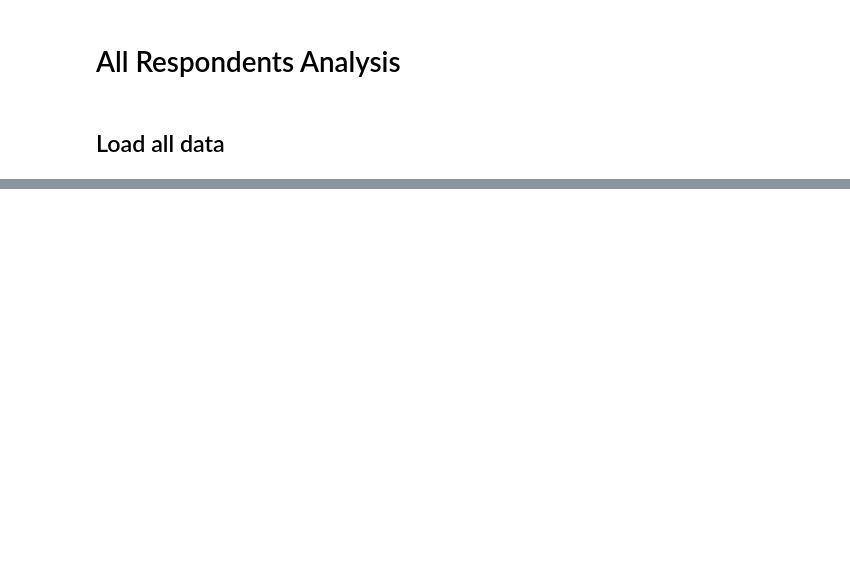
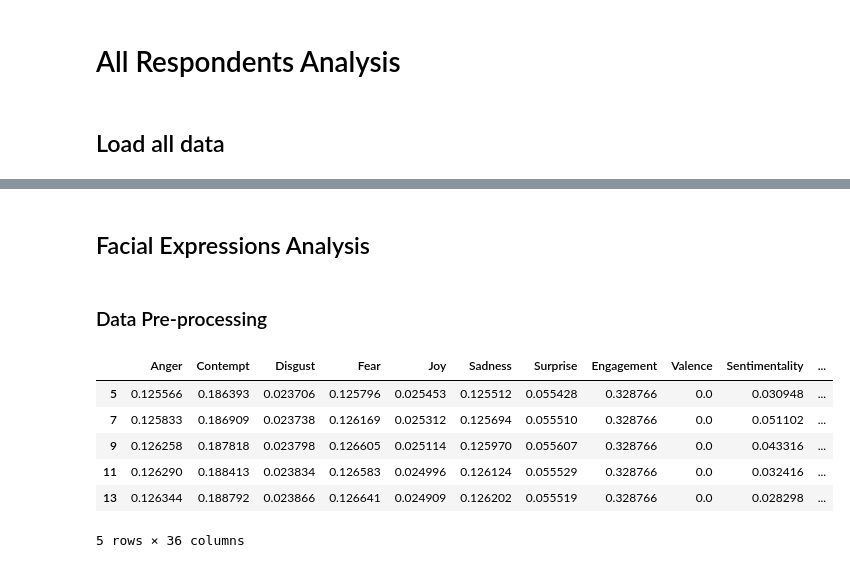
Before and after one commit to litalshl/classifiers, a Jupyter notebook: all_respondents_analysis.ipynb, the cells around one changed output, grey strips where cells are left out. Cells and saved outputs as stored; diff of their text form; code cells hidden in the pictures; blank space fills up the shorter version.

Commit message:
Add all respondents analysis

```diff
--- a/all_respondents_analysis.ipynb
+++ b/all_respondents_analysis.ipynb
@@ -62,3 +64,33 @@ Index(['Anger', 'Contempt', 'Disgust', 'Fear', 'Joy', 'Sadness', 'Surprise',
        'Saccade Peak Velocity', 'Saccade Peak Acceleration',
        'Saccade Peak Deceleration', 'Saccade Direction'],
       dtype='object')
+# %% [markdown]
+<h2>Facial Expressions Analysis</h2>
+# %% [markdown]
+<h3>Data Pre-processing</h3>
+# %%
+import pandas as pd
+
+facial_expressions_columns = ['Anger', 'Contempt', 'Disgust', 'Fear', 'Joy', 'Sadness', 'Surprise',
+       'Engagement', 'Valence', 'Sentimentality', 'Confusion', 'Neutral',
+       'Attention', 'Brow Furrow', 'Brow Raise', 'Cheek Raise', 'Chin Raise',
+       'Dimpler', 'Eye Closure', 'Eye Widen', 'Inner Brow Raise', 'Jaw Drop',
+       'Lip Corner Depressor', 'Lip Press', 'Lip Pucker', 'Lip Stretch',
+       'Lip Suck', 'Lid Tighten', 'Mouth Open', 'Nose Wrinkle', 'Smile',
+       'Smirk', 'Upper Lip Raise', 'Pitch', 'Yaw',
+       'Roll']
+# Creating a copy df with only the facial expressions data
+facial_expressions_data = combined_data[facial_expressions_columns].copy()
+
+# Drop rows that have NaN values in all columns
+facial_expressions_data = facial_expressions_data.dropna(how='all')
+
+facial_expressions_data.head()
+# %% [output]
+|  | Anger | Contempt | Disgust | Fear | Joy | Sadness | Surprise | Engagement | Valence | Sentimentality | ... |
+| 5 | 0.125566 | 0.186393 | 0.023706 | 0.125796 | 0.025453 | 0.125512 | 0.055428 | 0.328766 | 0.0 | 0.030948 | ... |
+| 7 | 0.125833 | 0.186909 | 0.023738 | 0.126169 | 0.025312 | 0.125694 | 0.055510 | 0.328766 | 0.0 | 0.051102 | ... |
+| 9 | 0.126258 | 0.187818 | 0.023798 | 0.126605 | 0.025114 | 0.125970 | 0.055607 | 0.328766 | 0.0 | 0.043316 | ... |
+| 11 | 0.126290 | 0.188413 | 0.023834 | 0.126583 | 0.024996 | 0.126124 | 0.055529 | 0.328766 | 0.0 | 0.032416 | ... |
+| 13 | 0.126344 | 0.188792 | 0.023866 | 0.126641 | 0.024909 | 0.126202 | 0.055519 | 0.328766 | 0.0 | 0.028298 | ... |
+5 rows × 36 columns
```
Also changed, not shown: parts of 6 cells of this notebook.
